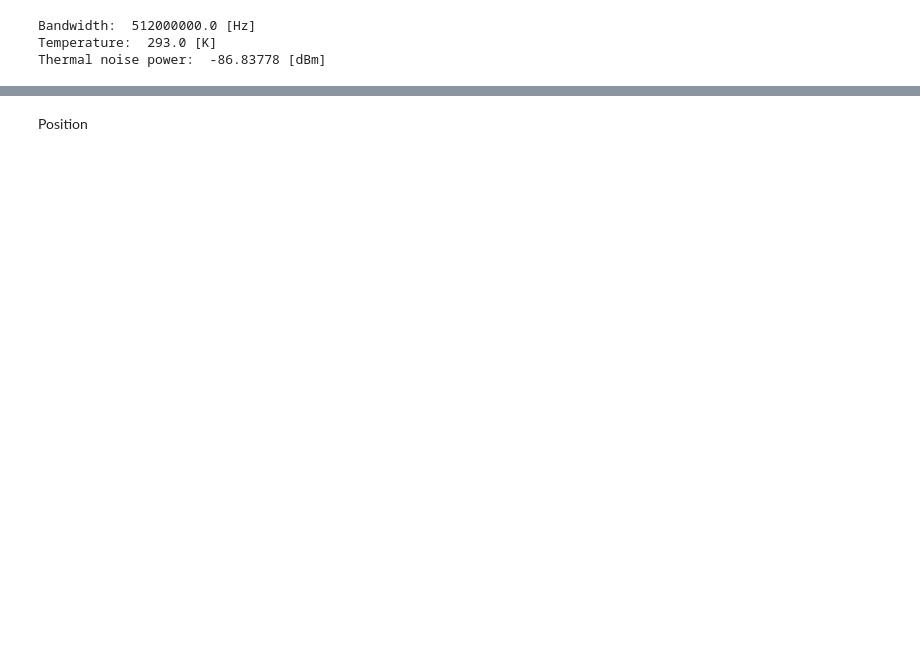
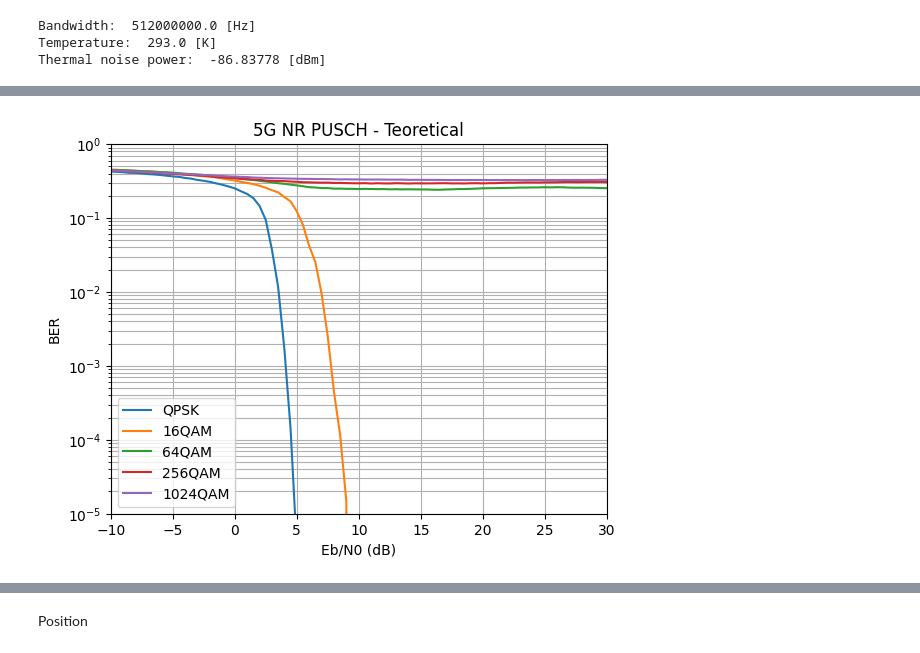
Before and after one commit to marekcrn/Masters-thesis, a Jupyter notebook: Broadband_noise_simulation.ipynb, the cells around one changed output, grey strips where cells are left out. Cells and saved outputs as stored; diff of their text form; code cells hidden in the pictures; blank space fills up the shorter version.

```diff
--- a/Broadband_noise_simulation.ipynb
+++ b/Broadband_noise_simulation.ipynb
@@ -248,0 +541,20 @@ plt.show()
+# %%
+for noise_ampl in noise_amp:
+
+    # generate a new model with the given encoder/decoder
+    model = System_Model(k=k[0],
+                         n=1024,
+                         num_bits_per_symbol=n_bits_per_symbol[1],
+                         subcarrier_spacing=subcarrier_spacing[1],
+                         a_abs=max(CIR_TX[:,1]),
+                         a_abs_noise=max(CIR_noise[:,1]),
+                         noise_sweep = True,
+                         noise_amp = noise_ampl)
+
+    ber, bler = sim_ber(model,
+                        ebno_db,
+                        batch_size=128,
+                        max_mc_iter=10,
+                        num_target_block_errors=200)
+
+    BER4.append(list(ber.numpy()))
@@ -248,0 +579,26 @@ plt.show()
+# %%
+plt.figure()
+plt.title("5G NR PUSCH - Teoretical")
+plt.xlabel("Eb/N0 (dB)")
+plt.ylabel("BER")
+plt.grid(which="both")
+plt.xlim([ebno_db[0], ebno_db[-1]])
+plt.ylim([1e-5, 1.0])
+
+i = 0
+legend = []
+
+for num_bits_per_symbol in n_bits_per_symbol:
+
+    plt.semilogy(ebno_db, BER1[i])
+
+    if num_bits_per_symbol == 2:
+        legend.append("QPSK")
+    else:
+        legend.append(str(2 ** num_bits_per_symbol) + "QAM")
+
+    i += 1
+
+plt.legend(legend);
+# %% [output]
+[figure, added]
```
Also changed, not shown: parts of 24 cells of this notebook, 2 other files.
